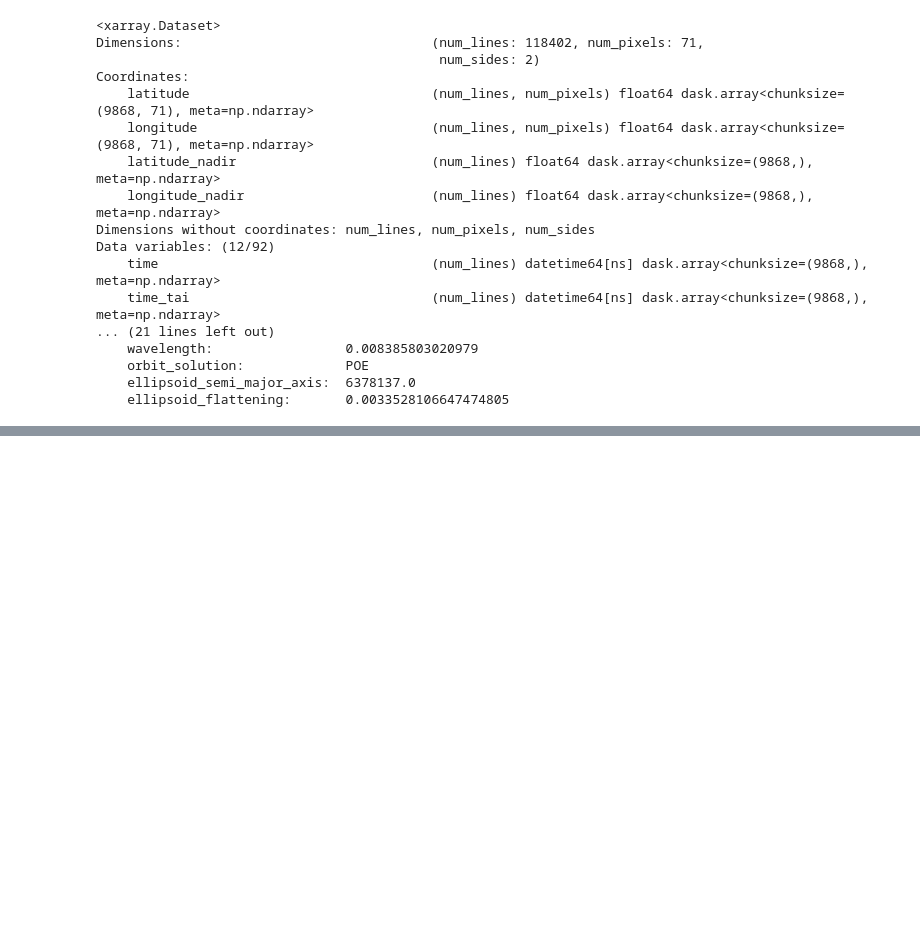
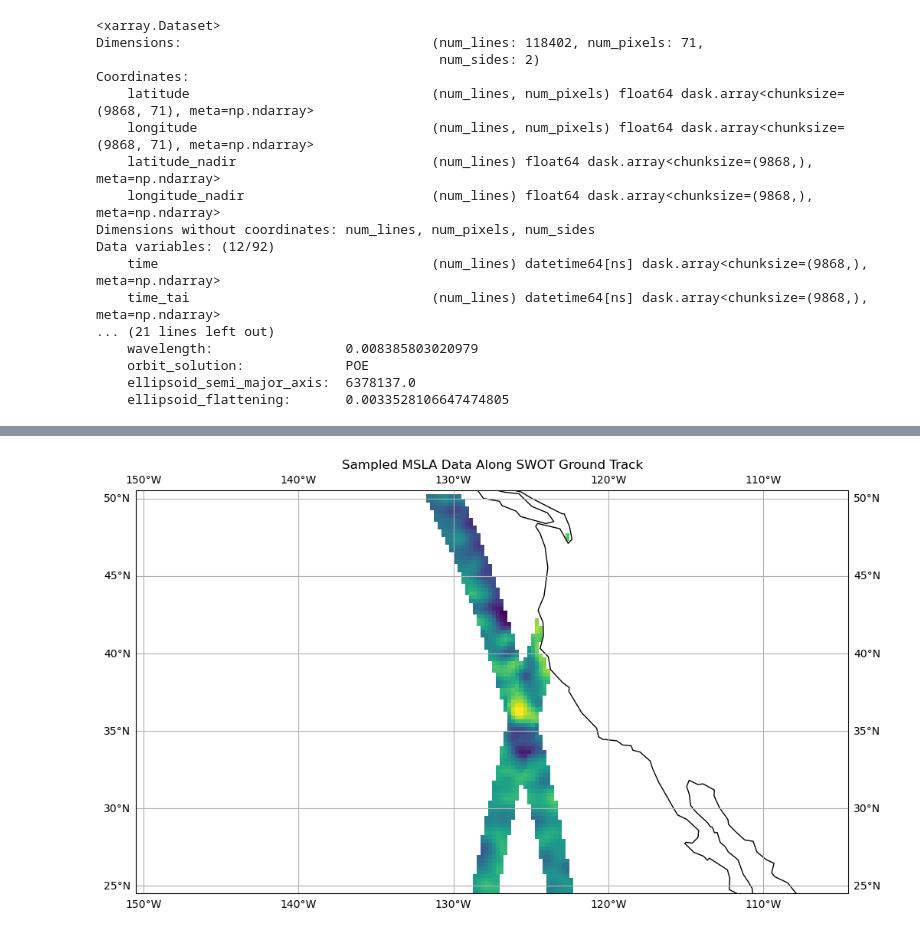
Before and after one commit to yugaophd/cer-swot, a Jupyter notebook: CER100_SWOT_groundtrack.ipynb, the cells around one changed output, grey strips where cells are left out. Saved outputs shown, nothing was run; the diff lists cells and outputs as text; code cells hidden in the pictures; blank space fills up the shorter version.

Commit message:
Optimized data processing: Reduced sorting and refined interpolation for efficiency.

```diff
--- a/CER100_SWOT_groundtrack.ipynb
+++ b/CER100_SWOT_groundtrack.ipynb
@@ -198,0 +79,45 @@ sampled_aviso_grid = sample_msla_on_swot_track(aviso_ssh, lon, lat, swot_longitu
+# %%
+import numpy as np
+import matplotlib.pyplot as plt
+from scipy.interpolate import RegularGridInterpolator
+
+def sample_msla_on_swot_track(msla, lon, lat, swot_longitude, swot_latitude):
+
+    # Extract the lon and lat coordinates
+    lon_coords = lon.values
+    lat_coords = lat.values
+
+    # Ensure SWOT data is within bounds of msla
+    valid_points = (swot_latitude >= lat_coords[0]) & (swot_latitude <= lat_coords[-1]) & \
+                   (swot_longitude >= lon_coords[0]) & (swot_longitude <= lon_coords[-1])
+    swot_latitude = swot_latitude[valid_points]
+    swot_longitude = swot_longitude[valid_points]
+
+    # Use the RegularGridInterpolator
+    interpolator = RegularGridInterpolator((lat_coords, lon_coords), msla.values, bounds_error=False, fill_value=np.nan)
+    points_to_sample = np.vstack((swot_latitude.ravel(), swot_longitude.ravel())).T
+    sampled_values_for_swot = interpolator(points_to_sample)
+    sampled_values = np.full_like(msla, np.nan)
+    lat_indices = np.digitize(swot_latitude, lat_coords) - 1
+    lon_indices = np.digitize(swot_longitude, lon_coords) - 1
+
+    sampled_values[lat_indices, lon_indices] = sampled_values_for_swot
+
+    # Plotting on a 2D map with reduced resolution for speed
+    plt.figure(figsize=(12, 8))
+    ax = plt.axes(projection=ccrs.PlateCarree())
+    plt.pcolormesh(lon_coords, lat_coords, sampled_values)
+    # plt.scatter(swot_longitude, swot_latitude, s=.1, color='red')
+    ax.coastlines(resolution='110m')
+    ax.gridlines(draw_labels=True)
+    plt.title('Sampled MSLA Data Along SWOT Ground Track')
+    plt.show()
+
+    return lat_indices, lon_indices, sampled_values
+# %%
+# Test the function with your data
+swot_longitude = longitude  # Assuming 'longitude' is defined somewhere in your environment
+swot_latitude = latitude  # Assuming 'latitude' is defined somewhere in your environment
+lat_indices, lon_indices,msla_masked = sample_msla_on_swot_track(aviso_ssh, lon, lat, swot_longitude, swot_latitude)
+# %% [output]
+[figure, added]
```
Also changed, not shown: parts of 7 cells of this notebook.
